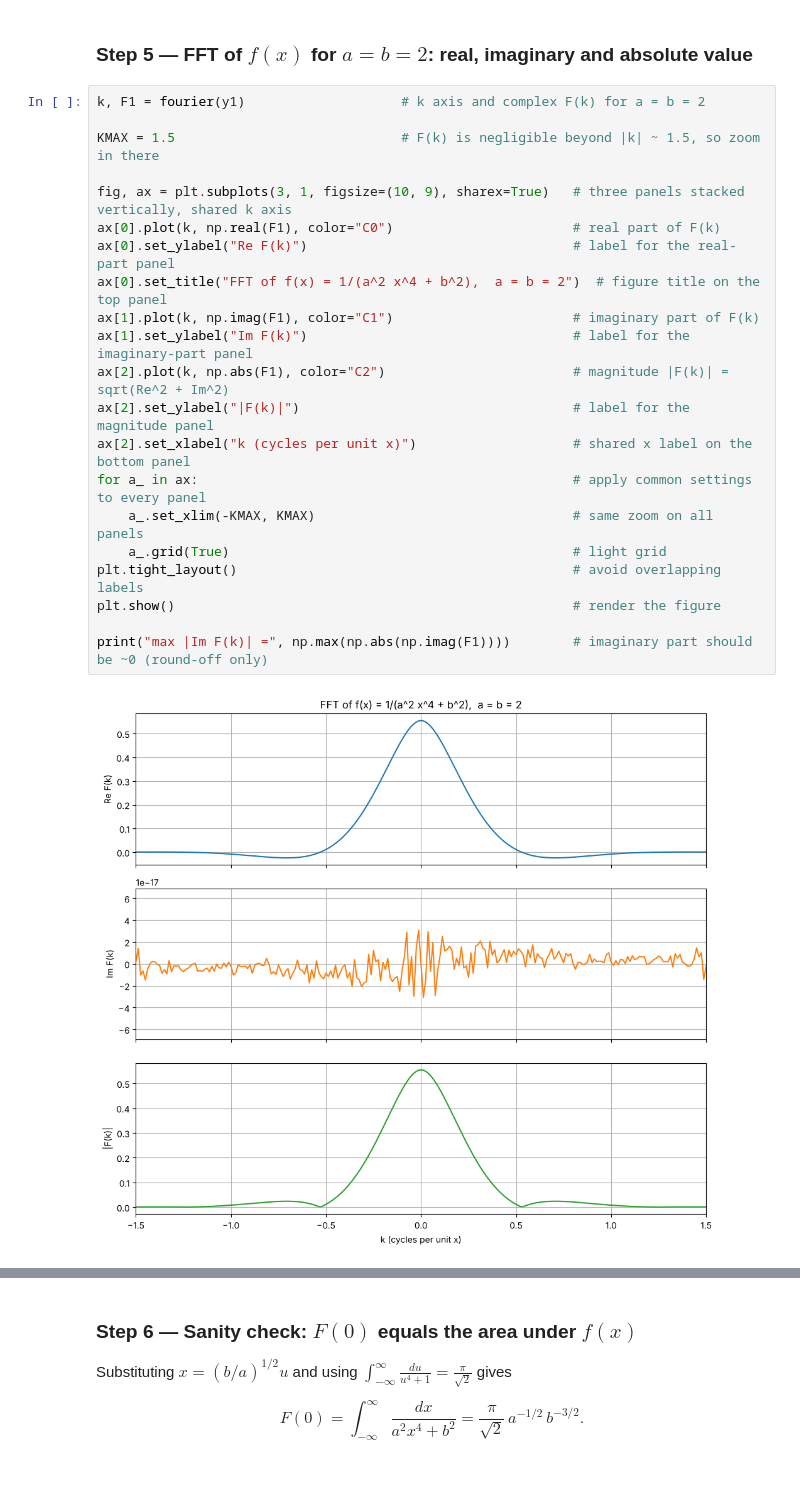
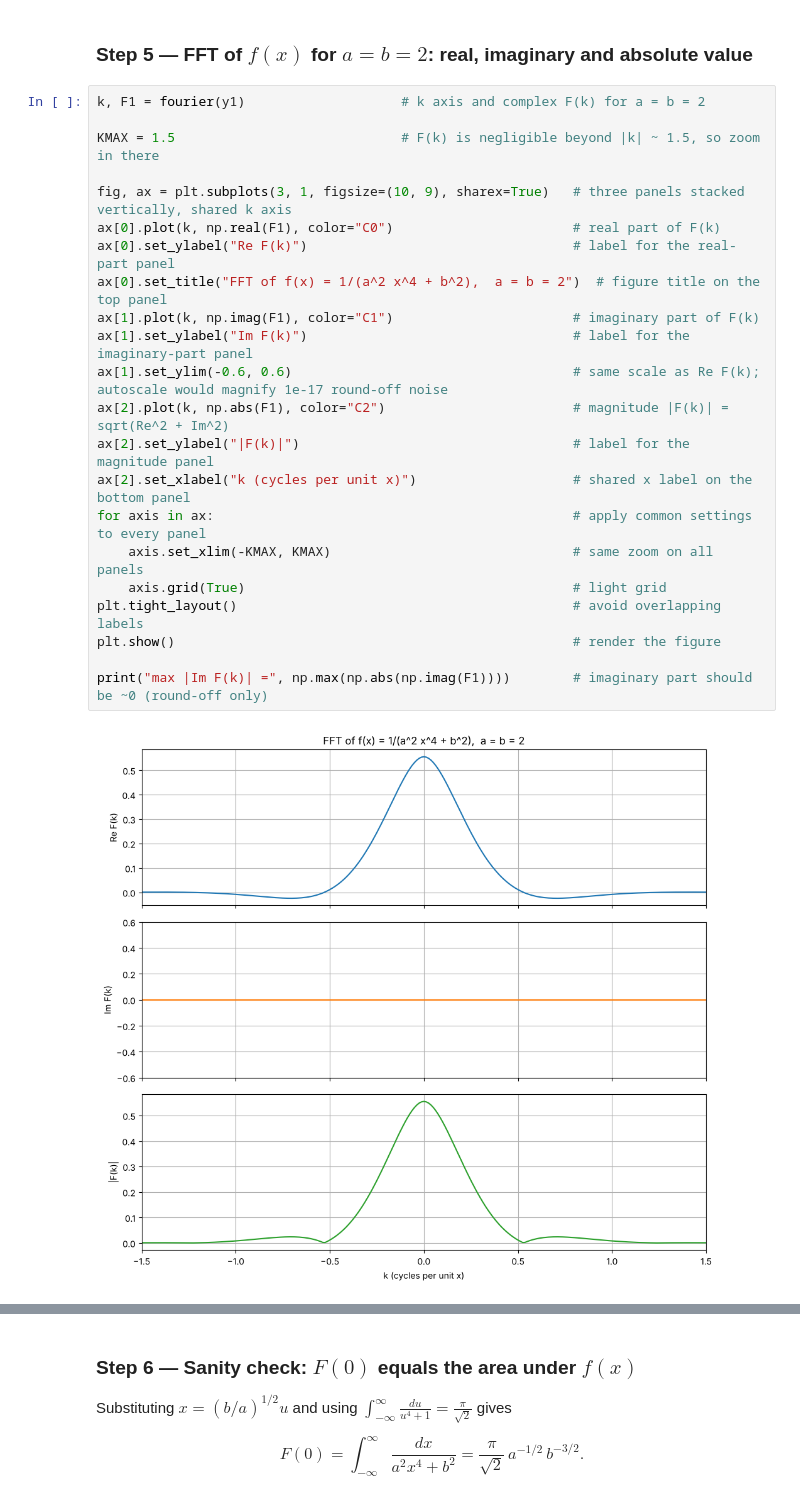
Before and after one commit to jawad197704/e89_Hussein_Jawad_HW09, a Jupyter notebook: Hussein_Jawad_HW09_Problem1.ipynb, the cells around one changed output, grey strips where cells are left out. Cells and saved outputs as stored; diff of their text form.

```diff
--- a/Hussein_Jawad_HW09_Problem1.ipynb
+++ b/Hussein_Jawad_HW09_Problem1.ipynb
@@ -95,26 +96,27 @@ plt.show()                                                 # render the figure
 # %%
 k, F1 = fourier(y1)                    # k axis and complex F(k) for a = b = 2
 
 KMAX = 1.5                             # F(k) is negligible beyond |k| ~ 1.5, so zoom in there
 
 fig, ax = plt.subplots(3, 1, figsize=(10, 9), sharex=True)   # three panels stacked vertically, shared k axis
 ax[0].plot(k, np.real(F1), color="C0")                       # real part of F(k)
 ax[0].set_ylabel("Re F(k)")                                  # label for the real-part panel
 ax[0].set_title("FFT of f(x) = 1/(a^2 x^4 + b^2),  a = b = 2")  # figure title on the top panel
 ax[1].plot(k, np.imag(F1), color="C1")                       # imaginary part of F(k)
 ax[1].set_ylabel("Im F(k)")                                  # label for the imaginary-part panel
+ax[1].set_ylim(-0.6, 0.6)                                    # same scale as Re F(k); autoscale would magnify 1e-17 round-off noise
 ax[2].plot(k, np.abs(F1), color="C2")                        # magnitude |F(k)| = sqrt(Re^2 + Im^2)
 ax[2].set_ylabel("|F(k)|")                                   # label for the magnitude panel
 ax[2].set_xlabel("k (cycles per unit x)")                    # shared x label on the bottom panel
-for a_ in ax:                                                # apply common settings to every panel
-    a_.set_xlim(-KMAX, KMAX)                                 # same zoom on all panels
-    a_.grid(True)                                            # light grid
+for axis in ax:                                              # apply common settings to every panel
+    axis.set_xlim(-KMAX, KMAX)                               # same zoom on all panels
+    axis.grid(True)                                          # light grid
 plt.tight_layout()                                           # avoid overlapping labels
 plt.show()                                                   # render the figure
 
 print("max |Im F(k)| =", np.max(np.abs(np.imag(F1))))        # imaginary part should be ~0 (round-off only)
 # %% [output]
-[figure, old version]
+[figure, new version]
 max |Im F(k)| = 6.288372600415926e-17
 # %% [markdown]
 **Observations ($a = b = 2$):**
```
Also changed, not shown: parts of 5 cells of this notebook, 1 other file.
